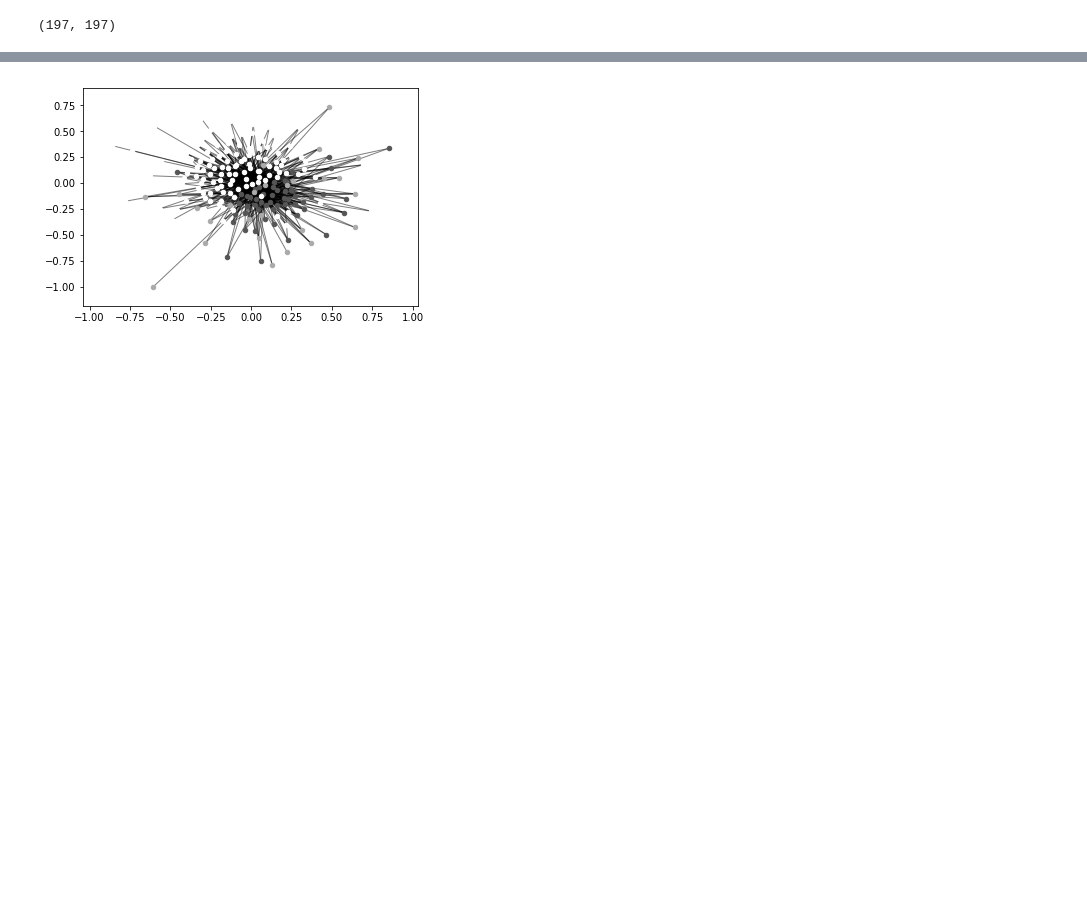
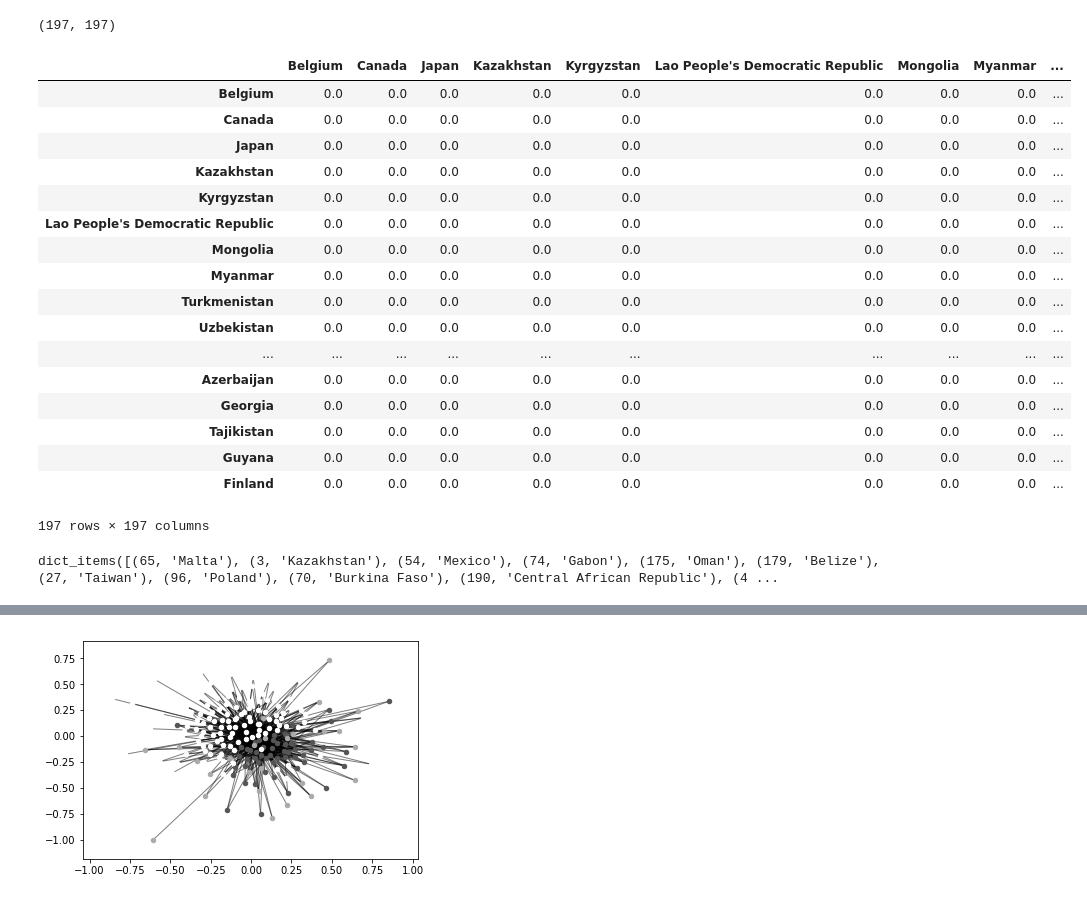
Before and after one commit to chriscdm/GA_Capstone_Project, a Jupyter notebook: 00_EDA and Network Analysis.ipynb, the cells around one changed output, grey strips where cells are left out. Drawn from its saved outputs; the diff is of its cells as text; code cells hidden in the pictures; blank space fills up the shorter version.

```diff
--- a/00_EDA and Network Analysis.ipynb
+++ b/00_EDA and Network Analysis.ipynb
@@ -101,6 +101,33 @@ am.drop(drop, inplace=True, axis=1) # dropping columns
 am.shape
 # %% [output]
 (197, 197)
+# %%
+am
+# %% [output]
+|  | Belgium | Canada | Japan | Kazakhstan | Kyrgyzstan | Lao People's Democratic Republic | Mongolia | Myanmar | ... |
+| Belgium | 0.0 | 0.0 | 0.0 | 0.0 | 0.0 | 0.0 | 0.0 | 0.0 | ... |
+| Canada | 0.0 | 0.0 | 0.0 | 0.0 | 0.0 | 0.0 | 0.0 | 0.0 | ... |
+| Japan | 0.0 | 0.0 | 0.0 | 0.0 | 0.0 | 0.0 | 0.0 | 0.0 | ... |
+| Kazakhstan | 0.0 | 0.0 | 0.0 | 0.0 | 0.0 | 0.0 | 0.0 | 0.0 | ... |
+| Kyrgyzstan | 0.0 | 0.0 | 0.0 | 0.0 | 0.0 | 0.0 | 0.0 | 0.0 | ... |
+| Lao People's Democratic Republic | 0.0 | 0.0 | 0.0 | 0.0 | 0.0 | 0.0 | 0.0 | 0.0 | ... |
+| Mongolia | 0.0 | 0.0 | 0.0 | 0.0 | 0.0 | 0.0 | 0.0 | 0.0 | ... |
+| Myanmar | 0.0 | 0.0 | 0.0 | 0.0 | 0.0 | 0.0 | 0.0 | 0.0 | ... |
+| Turkmenistan | 0.0 | 0.0 | 0.0 | 0.0 | 0.0 | 0.0 | 0.0 | 0.0 | ... |
+| Uzbekistan | 0.0 | 0.0 | 0.0 | 0.0 | 0.0 | 0.0 | 0.0 | 0.0 | ... |
+| ... | ... | ... | ... | ... | ... | ... | ... | ... | ... |
+| Azerbaijan | 0.0 | 0.0 | 0.0 | 0.0 | 0.0 | 0.0 | 0.0 | 0.0 | ... |
+| Georgia | 0.0 | 0.0 | 0.0 | 0.0 | 0.0 | 0.0 | 0.0 | 0.0 | ... |
+| Tajikistan | 0.0 | 0.0 | 0.0 | 0.0 | 0.0 | 0.0 | 0.0 | 0.0 | ... |
+| Guyana | 0.0 | 0.0 | 0.0 | 0.0 | 0.0 | 0.0 | 0.0 | 0.0 | ... |
+| Finland | 0.0 | 0.0 | 0.0 | 0.0 | 0.0 | 0.0 | 0.0 | 0.0 | ... |
+197 rows × 197 columns
+# %%
+test_labels = dict({(i,am.index[i]) for i in range(am.shape[0])})
+
+test_labels.items()
+# %% [output]
+dict_items([(65, 'Malta'), (3, 'Kazakhstan'), (54, 'Mexico'), (74, 'Gabon'), (175, 'Oman'), (179, 'Belize'), (27, 'Taiwan'), (96, 'Poland'), (70, 'Burkina Faso'), (190, 'Central African Republic'), (4 ...
 # %%
 # From stack_overflow
 
```
Also changed, not shown: parts of 20 cells of this notebook.
